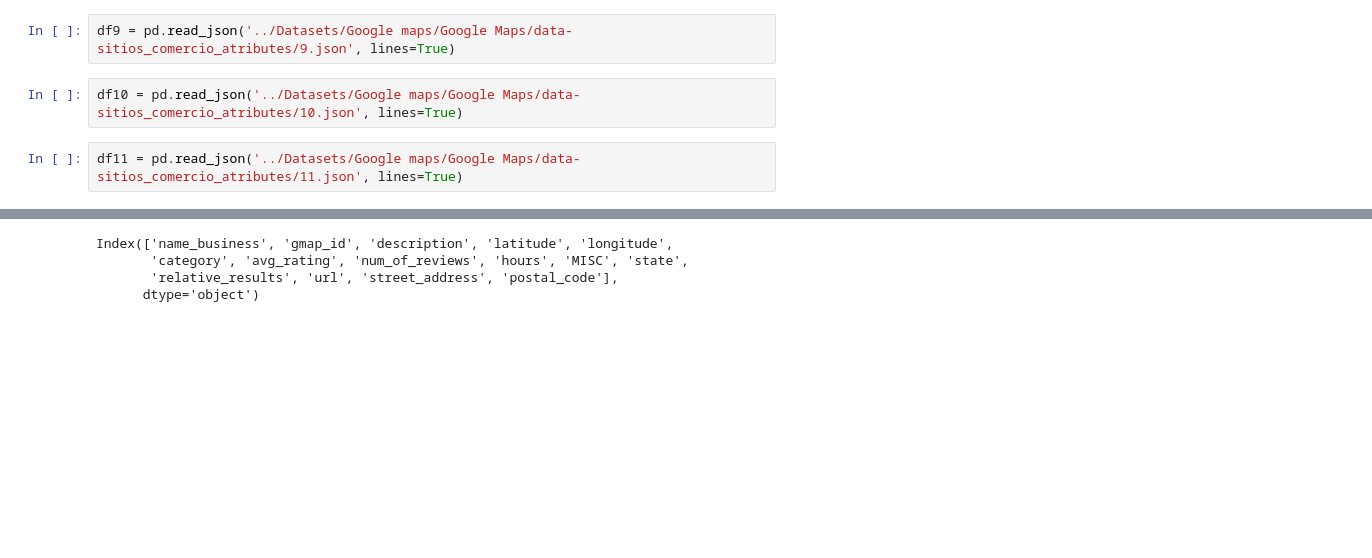
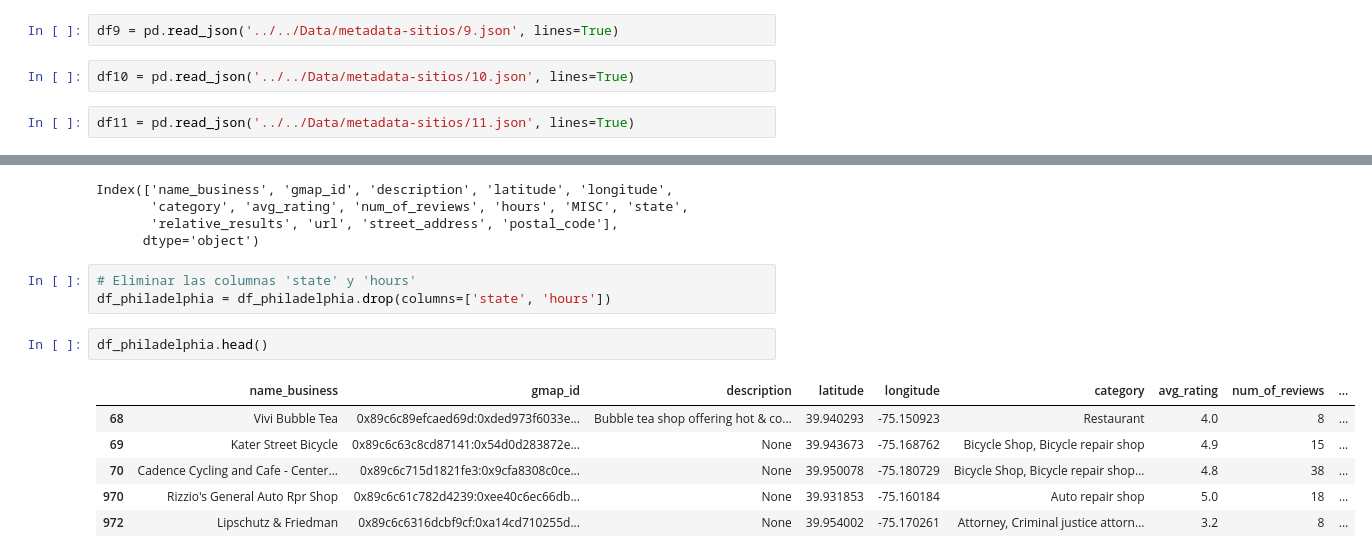
Before and after one commit to Franiturriagaa/PF-Google-Yelps-Final, a Jupyter notebook: Notebooks/ETL/ETL_googlemaps_metadata_sitios.ipynb, the cells around one changed output, grey strips where cells are left out. Drawn from its saved outputs; the diff is of its cells as text; blank space fills up the shorter version.

```diff
--- a/Notebooks/ETL/ETL_googlemaps_metadata_sitios.ipynb
+++ b/Notebooks/ETL/ETL_googlemaps_metadata_sitios.ipynb
@@ -28,9 +28,9 @@ df8 = pd.read_json('../Datasets/Google maps/Google Maps/data-sitios_comercio_atr
 # %%
-df9 = pd.read_json('../Datasets/Google maps/Google Maps/data-sitios_comercio_atributes/9.json', lines=True)
+df9 = pd.read_json('../../Data/metadata-sitios/9.json', lines=True)
 # %%
-df10 = pd.read_json('../Datasets/Google maps/Google Maps/data-sitios_comercio_atributes/10.json', lines=True)
+df10 = pd.read_json('../../Data/metadata-sitios/10.json', lines=True)
 # %%
-df11 = pd.read_json('../Datasets/Google maps/Google Maps/data-sitios_comercio_atributes/11.json', lines=True)
+df11 = pd.read_json('../../Data/metadata-sitios/11.json', lines=True)
 # %%
 dataframes = [df1, df2, df3, df4, df5, df6, df7, df8, df9, df10, df11]
 # %%
@@ -359,3 +359,15 @@ Index(['name_business', 'gmap_id', 'description', 'latitude', 'longitude',
        'category', 'avg_rating', 'num_of_reviews', 'hours', 'MISC', 'state',
        'relative_results', 'url', 'street_address', 'postal_code'],
       dtype='object')
+# %%
+# Eliminar las columnas 'state' y 'hours'
+df_philadelphia = df_philadelphia.drop(columns=['state', 'hours'])
+# %%
+df_philadelphia.head()
+# %% [output]
+|  | name_business | gmap_id | description | latitude | longitude | category | avg_rating | num_of_reviews | ... |
+| 68 | Vivi Bubble Tea | 0x89c6c89efcaed69d:0xded973f6033e... | Bubble tea shop offering hot & co... | 39.940293 | -75.150923 | Restaurant | 4.0 | 8 | ... |
+| 69 | Kater Street Bicycle | 0x89c6c63c8cd87141:0x54d0d283872e... | None | 39.943673 | -75.168762 | Bicycle Shop, Bicycle repair shop | 4.9 | 15 | ... |
+| 70 | Cadence Cycling and Cafe - Center... | 0x89c6c715d1821fe3:0x9cfa8308c0ce... | None | 39.950078 | -75.180729 | Bicycle Shop, Bicycle repair shop... | 4.8 | 38 | ... |
+| 970 | Rizzio's General Auto Rpr Shop | 0x89c6c61c782d4239:0xee40c6ec66db... | None | 39.931853 | -75.160184 | Auto repair shop | 5.0 | 18 | ... |
+| 972 | Lipschutz & Friedman | 0x89c6c6316dcbf9cf:0xa14cd710255d... | None | 39.954002 | -75.170261 | Attorney, Criminal justice attorn... | 3.2 | 8 | ... |
```
Also changed, not shown: parts of 8 cells of this notebook.
